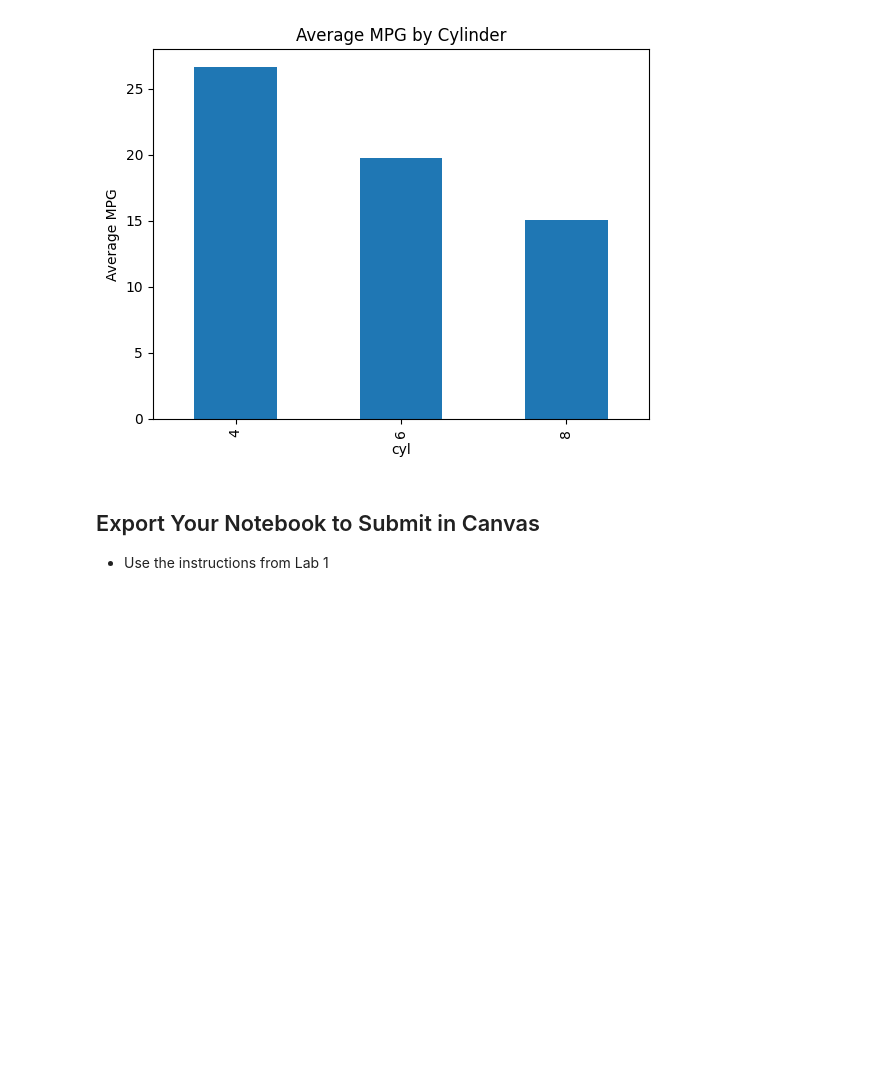
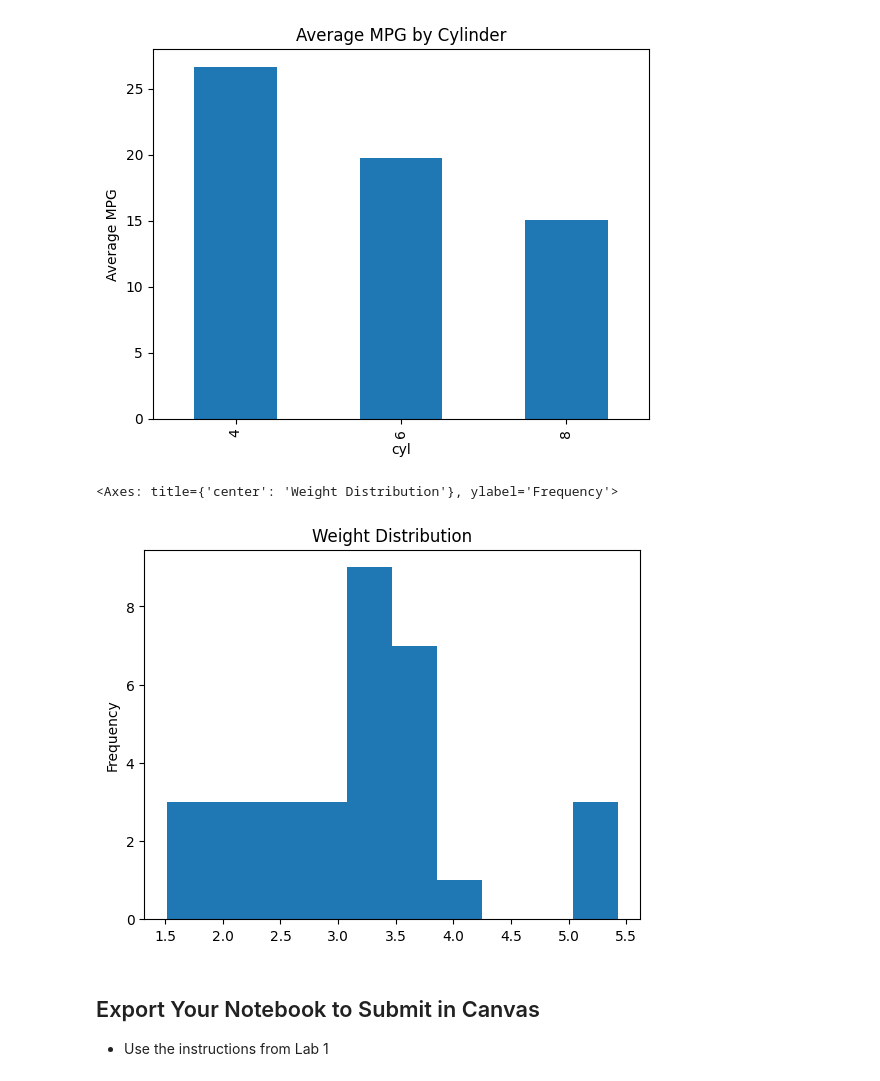
Before and after one commit to expely/Business-Analytics-Labs, a Jupyter notebook: Labs/lab_03_StayJoseph.ipynb, the cells around one changed output. Saved outputs shown, nothing was run; the diff lists cells and outputs as text; code cells hidden in the pictures; blank space fills up the shorter version.

```diff
--- a/Labs/lab_03_StayJoseph.ipynb
+++ b/Labs/lab_03_StayJoseph.ipynb
@@ -214,3 +212,9 @@ df.groupby('cyl')['mpg'].mean().plot(kind='bar', title='Average MPG by Cylinder'
+# %%
+# Histogram of Weight
+df['wt'].plot(kind='hist', bins=10, title='Weight Distribution')
+# %% [output]
+<Axes: title={'center': 'Weight Distribution'}, ylabel='Frequency'>
+[figure, added]
 # %% [markdown]
 ## Export Your Notebook to Submit in Canvas
 - Use the instructions from Lab 1
```
Also changed, not shown: parts of 1 cell of this notebook.
